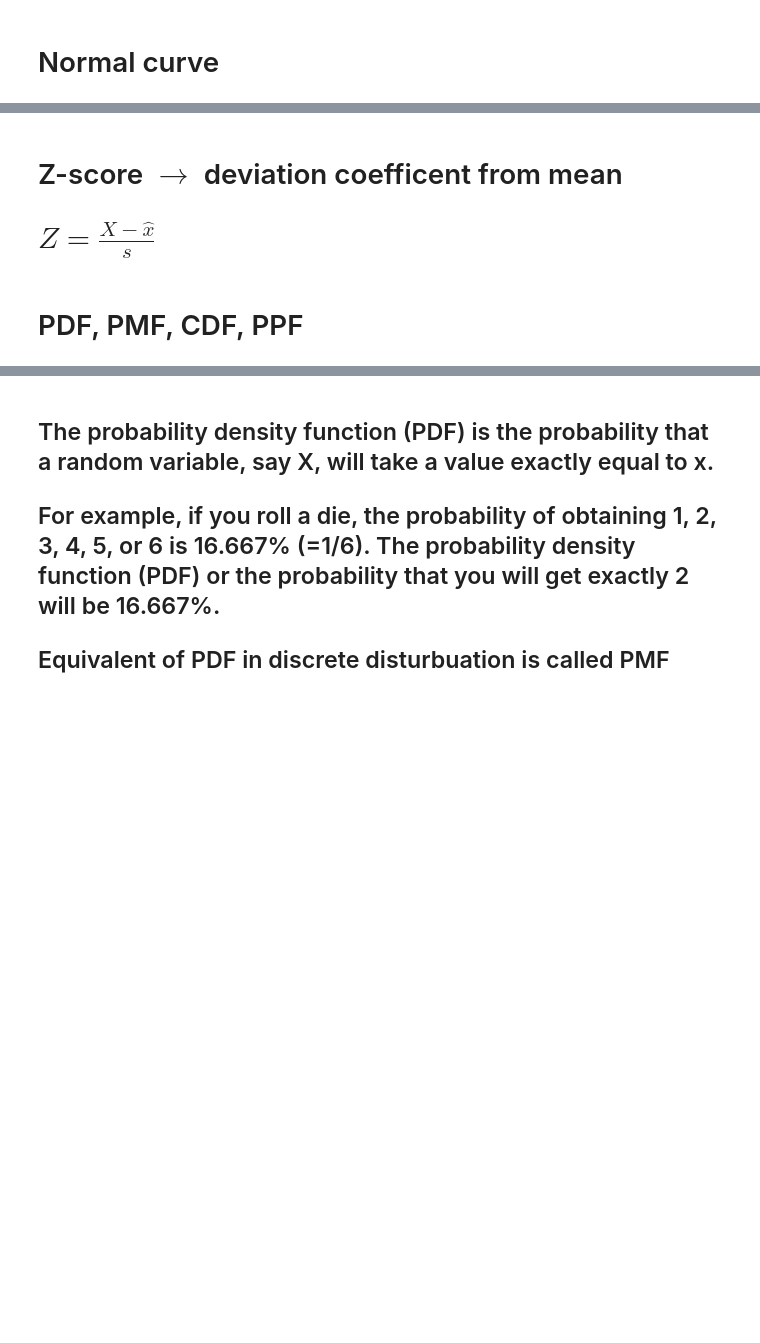
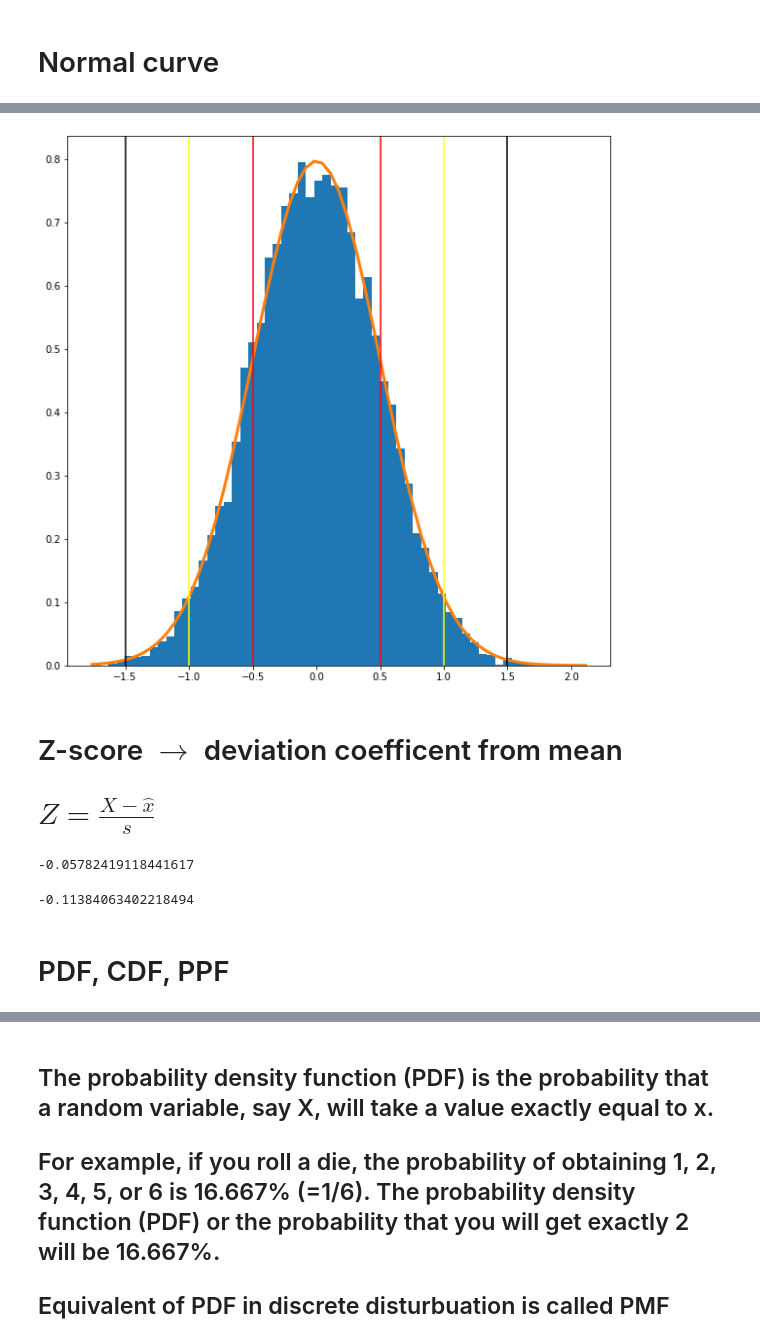
Before and after one commit to HesamTaherzadeh/Least-square-Optimization-And-Hypothesis-Testing, a Jupyter notebook: Pre-Statistics.ipynb, the cells around one changed output, grey strips where cells are left out. Saved outputs shown, nothing was run; the diff lists cells and outputs as text; code cells hidden in the pictures; blank space fills up the shorter version.

```diff
--- a/Pre-Statistics.ipynb
+++ b/Pre-Statistics.ipynb
@@ -214,9 +219,30 @@ histogram, bin_edge = np.histogram(X)
 # $\hat{x } \pm 2\sigma \to $ 0.95 of data
 # $\hat{x } \pm 3\sigma \to $ 0.99 of data
+# %%
+fig, ax = plt.subplots(figsize=(10, 10))
+count,  bins, _ = plt.hist(X, 60, density=True)
+ax.plot(bins, ((1/(sigma * np.sqrt(2*np.pi)))*np.exp(-(bins - mu)**2/ (2*sigma**2))), lw=3)
+ax.axvline(0.5, color='r')
+ax.axvline(-0.5, color='r')
+ax.axvline(2 * 0.5, color='yellow')
+ax.axvline(2 * -0.5, color='yellow')
+ax.axvline(3* 0.5, color='k')
+ax.axvline(3 * -0.5, color='k')
+plt.show()
+# %% [output]
+[figure, added]
 # %% [markdown]
 # Z-score $\to $ deviation coefficent from mean
 # $Z =\frac{ X - \hat{x}}{s}$
+# %%
+X[1]
+# %% [output]
+-0.05782419118441617
+# %%
+(X[1] - np.mean(X))/np.std(X)
+# %% [output]
+-0.11384063402218494
 # %% [markdown]
-# PDF, PMF, CDF, PPF
+# PDF, CDF, PPF
 # %% [markdown]
 ## The cumulative distribution function (CDF) is the probability that a random variable, say X, will take a value less than or equal to x.
```
Also changed, not shown: parts of 40 cells of this notebook.
